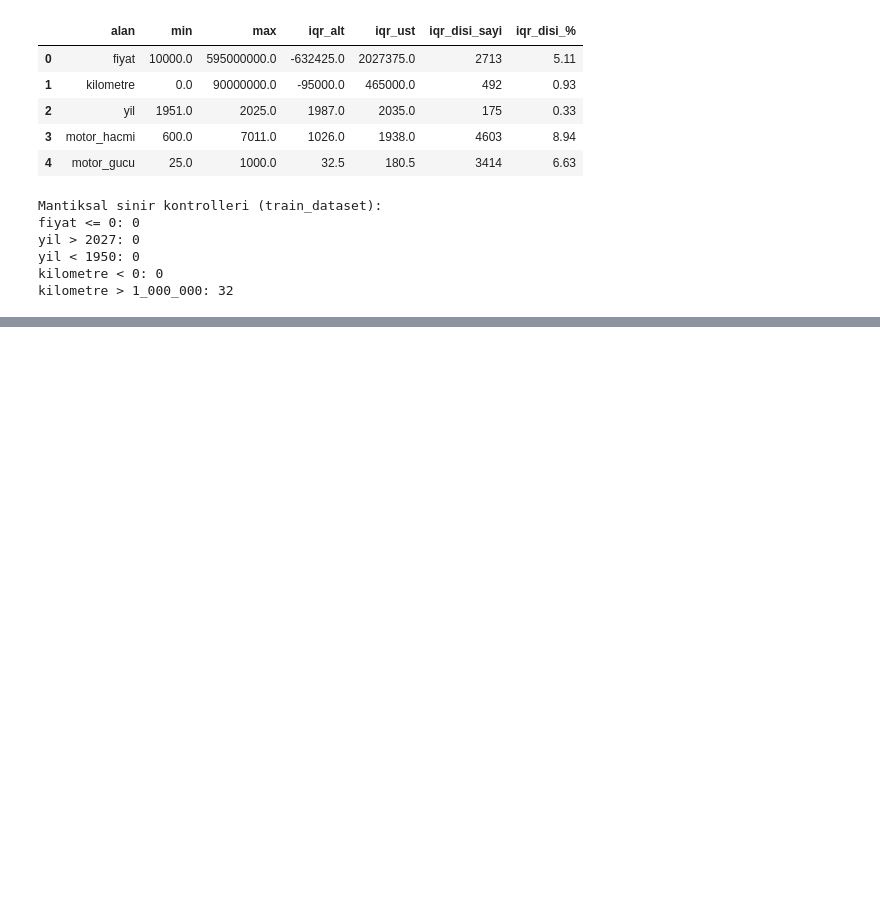
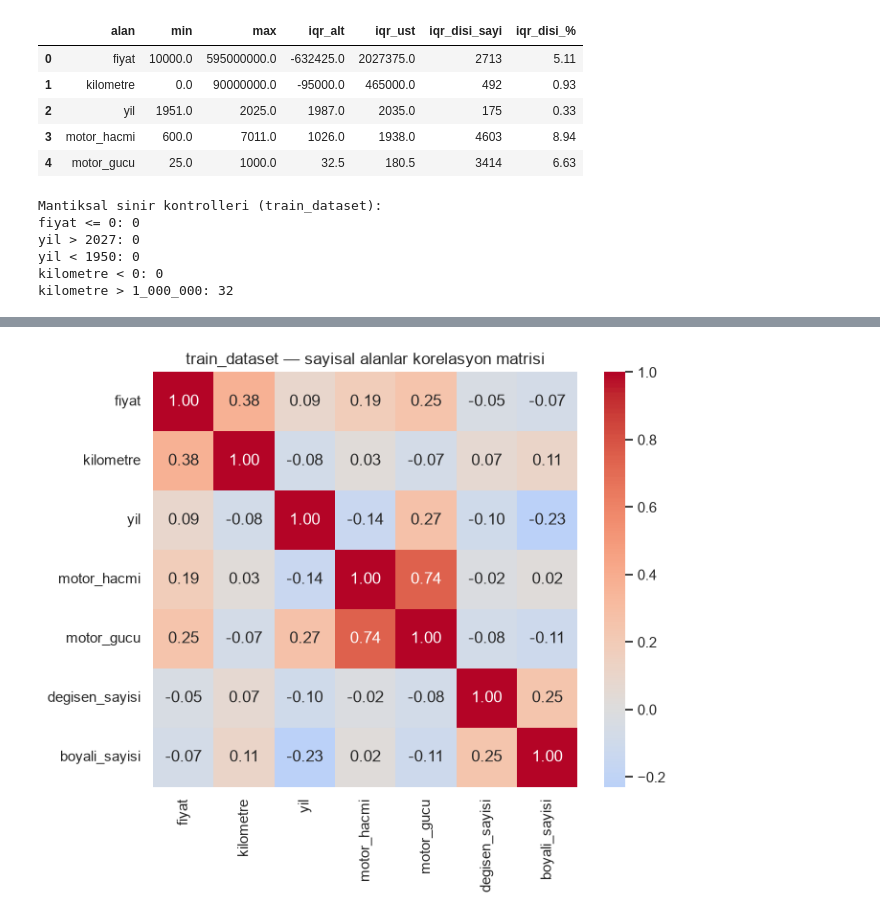
Before and after one commit to Mustafa-Aydin69/OtoMetrik, a Jupyter notebook: ai-model/notebooks/eda_and_preprocessing.ipynb, the cells around one changed output, grey strips where cells are left out. Drawn from its saved outputs; the diff is of its cells as text; code cells hidden in the pictures; blank space fills up the shorter version.

```diff
--- a/ai-model/notebooks/eda_and_preprocessing.ipynb
+++ b/ai-model/notebooks/eda_and_preprocessing.ipynb
@@ -205,0 +244,11 @@ kilometre > 1_000_000: 32
+# %%
+corr_fields = ['fiyat', 'kilometre', 'yil', 'motor_hacmi', 'motor_gucu', 'degisen_sayisi', 'boyali_sayisi']
+corr = train[corr_fields].corr()
+
+fig, ax = plt.subplots(figsize=(7, 6))
+sns.heatmap(corr, annot=True, fmt='.2f', cmap='coolwarm', center=0, ax=ax)
+ax.set_title('train_dataset — sayisal alanlar korelasyon matrisi')
+plt.tight_layout()
+plt.show()
+# %% [output]
+[figure, added]
```
Also changed, not shown: parts of 3 cells of this notebook.
